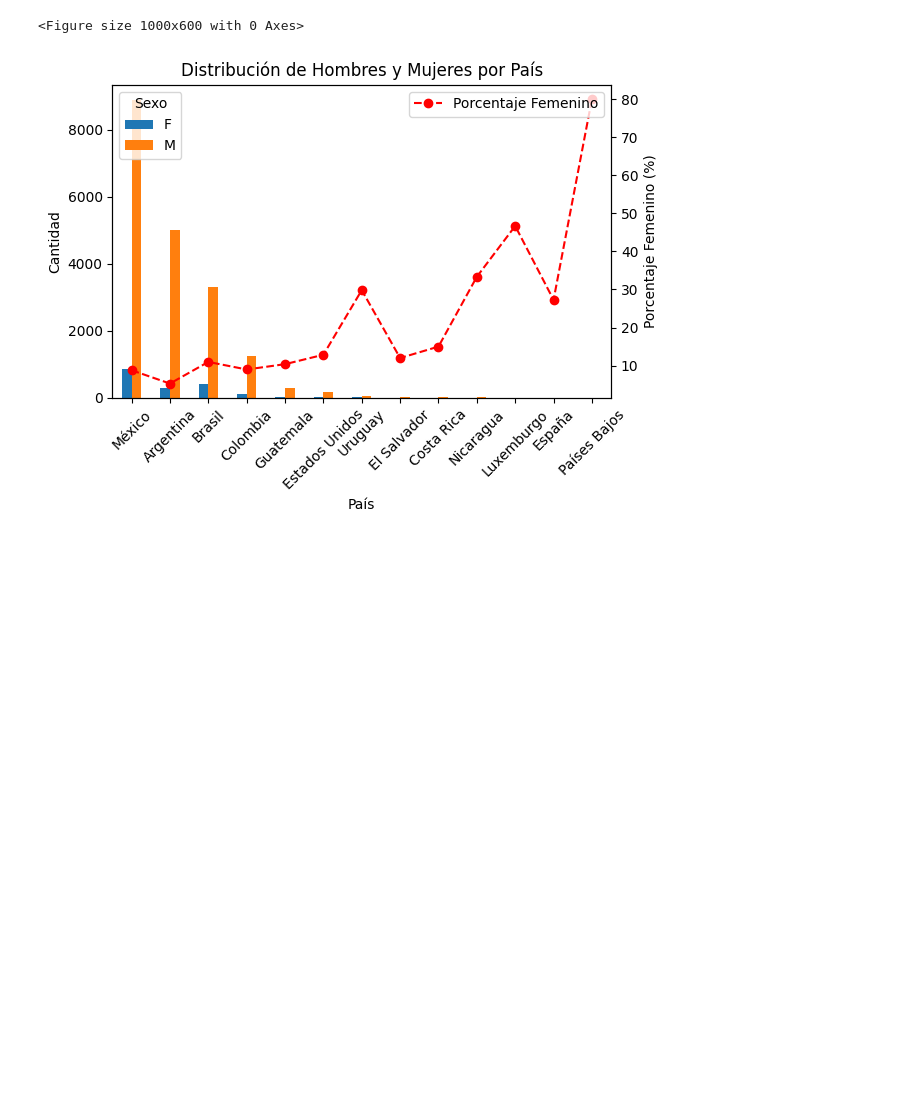
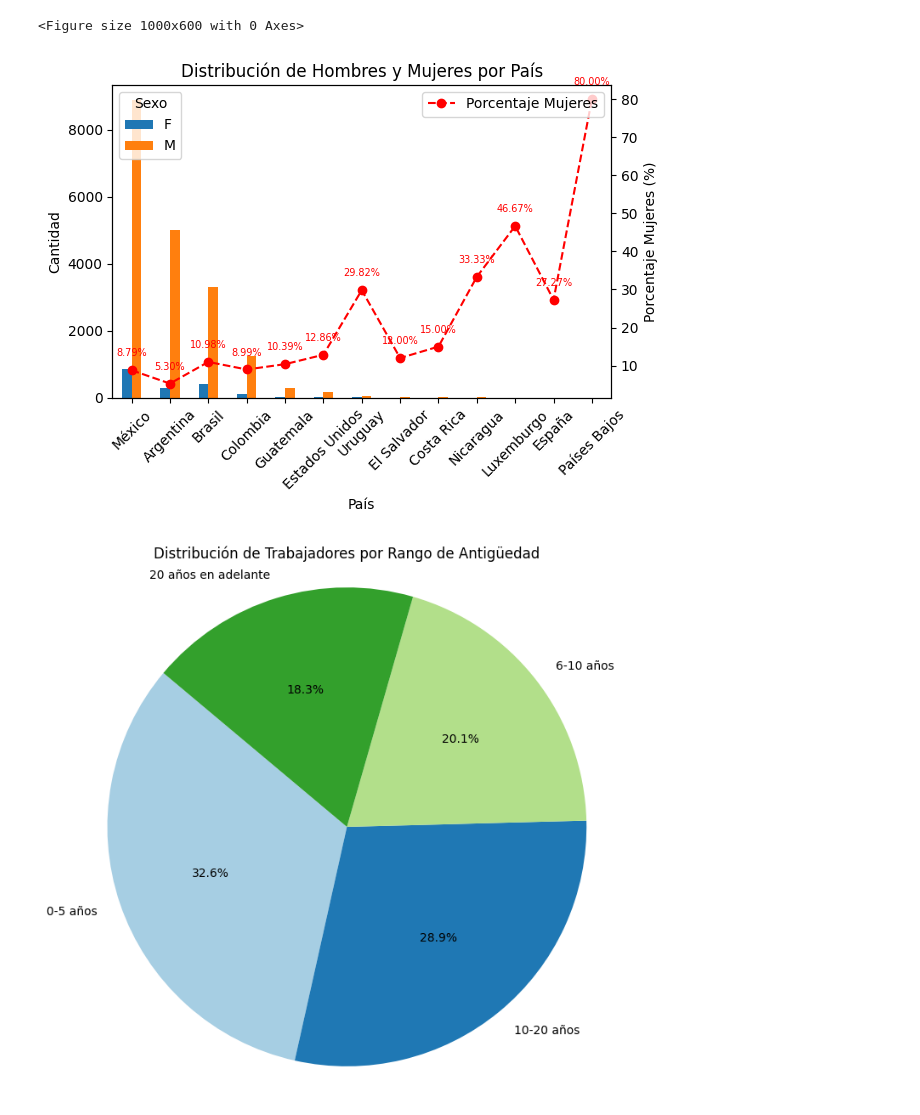
Before and after one commit to jvillanuevas/python_fundamentals, a Jupyter notebook: Codigo proyecto.ipynb, the cells around one changed output. Saved outputs shown, nothing was run; the diff lists cells and outputs as text; code cells hidden in the pictures; blank space fills up the shorter version.

```diff
--- a/Codigo proyecto.ipynb
+++ b/Codigo proyecto.ipynb
@@ -13,6 +13,7 @@ df = pd.read_excel(ruta_del_archivo)
 #Se Define la columna a trabajar y se escribe la funcion describe para obtener datos estadisticos de la edad de los trabajadores activos
 column_name = 'EDAD'
 column_stats = df[column_name].describe()
+print("A continuación se mencionan los datos estadisticos de las edades en Ternium:")
 print(column_stats)
 
 #Se instala libreria matplotlib
@@ -42,7 +43,7 @@ plt.show()
 grupo_pais_sexo = df.groupby(['RESUMEN UBICACIÓN GEOGRÁFICA', 'SEXO']).size().unstack()
 
 # Calcular el porcentaje de trabajadores de sexo femenino sobre el total
-grupo_pais_sexo['Porcentaje Femenino'] = grupo_pais_sexo['F'] / (grupo_pais_sexo['F'] + grupo_pais_sexo['M']) * 100
+grupo_pais_sexo['Porcentaje Mujeres'] = grupo_pais_sexo['F'] / (grupo_pais_sexo['F'] + grupo_pais_sexo['M']) * 100
 
 
 # Ordenar el DataFrame por la cantidad total de trabajadores
@@ -53,16 +54,79 @@ grupo_pais_sexo = grupo_pais_sexo.sort_values(by='Total Trabajadores', ascending
 plt.figure(figsize=(10, 6))
 ax1 = grupo_pais_sexo[['F', 'M']].plot(kind='bar')
 ax2 = ax1.twinx()
-ax2.plot(grupo_pais_sexo.index, grupo_pais_sexo['Porcentaje Femenino'], color='r', marker='o', linestyle='--', label='Porcentaje Femenino')
+ax2.plot(grupo_pais_sexo.index, grupo_pais_sexo['Porcentaje Mujeres'], color='r', marker='o', linestyle='--', label='Porcentaje Mujeres')
 ax1.set_xlabel('País')
 ax1.set_ylabel('Cantidad')
-ax2.set_ylabel('Porcentaje Femenino (%)')
+ax2.set_ylabel('Porcentaje Mujeres (%)')
 plt.title('Distribución de Hombres y Mujeres por País')
 ax1.legend(title='Sexo', loc='upper left')
 ax2.legend(loc='upper right')
 ax1.set_xticklabels(ax1.get_xticklabels(), rotation=45)
 plt.tight_layout()
 
+# Agregar etiquetas a cada punto de la línea gráfica
+for i, txt in enumerate(grupo_pais_sexo['Porcentaje Mujeres']):
+    ax2.annotate(f'{txt:.2f}%', (grupo_pais_sexo.index[i], txt), textcoords="offset points", xytext=(0,10), ha='center', fontsize=7, color='r')
+
+plt.tight_layout()
+
 # Mostrar el gráfico
 plt.show()
+
+
+# Definir los rangos de antigüedad
+def definir_rango_antiguedad(antiguedad):
+    if antiguedad >= 0 and antiguedad <= 5:
+        return '0-5 años'
+    elif antiguedad <= 10:
+        return '6-10 años'
+    elif antiguedad <= 20:
+        return '10-20 años'
+    else:
+        return '20 años en adelante'
+
+# Aplicar la función para crear la columna de rango de antigüedad
+df['Rango Antigüedad'] = df['ANTIGÜEDAD'].apply(definir_rango_antiguedad)
+
+# Contar la cantidad de trabajadores en cada rango de antigüedad
+conteo_rangos = df['Rango Antigüedad'].value_counts()
+
+# Crear el gráfico de pastel
+plt.figure(figsize=(8, 8))
+plt.pie(conteo_rangos, labels=conteo_rangos.index, autopct='%1.1f%%', startangle=140, colors=plt.cm.Paired.colors)
+plt.title('Distribución de Trabajadores por Rango de Antigüedad')
+plt.axis('equal')  # Equal aspect ratio ensures that pie is drawn as a circle.
+plt.show()
+
+
+# Redactar insights de los gráficos anteriores
+
+# Calcular el rango de antigüedad con mayor cantidad de trabajadores
+rango_antiguedad_mayor_cantidad = df['Rango Antigüedad'].value_counts().idxmax()
+
+# Calcular la edad promedio
+edad_promedio_total = df['EDAD'].mean()
+
+# Insights
+insight_edad_promedio_paises_arriba = "Los países que se encuentran por encima de la edad promedio del total son:"
+paises_arriba = df[df['EDAD'] > edad_promedio_total]['RESUMEN UBICACIÓN GEOGRÁFICA'].unique()
+insight_edad_promedio_paises_arriba += ', '.join(paises_arriba)
+
+insight_menor_porcentaje_mujeres = "Los 3 países con menor porcentaje de mujeres son:"
+paises_menor_porcentaje_mujeres = grupo_pais_sexo.nsmallest(3, 'Porcentaje Mujeres')['Porcentaje Mujeres'].index.tolist()
+insight_menor_porcentaje_mujeres += ', '.join(paises_menor_porcentaje_mujeres)
+
+insight_mayor_porcentaje_mujeres = "Los 3 países con mayor porcentaje de mujeres son:"
+paises_mayor_porcentaje_mujeres = grupo_pais_sexo.nlargest(3, 'Porcentaje Mujeres')['Porcentaje Mujeres'].index.tolist()
+insight_mayor_porcentaje_mujeres += ', '.join(paises_mayor_porcentaje_mujeres)
+
+insight_rango_antiguedad_mayor_cantidad = f"El rango de antigüedad con mayor cantidad de trabajadores es '{rango_antiguedad_mayor_cantidad}'."
+
+# Imprimir insights
+print("Insights encontrados:")
+print("-" * 40)
+print(insight_edad_promedio_paises_arriba)
+print(insight_menor_porcentaje_mujeres)
+print(insight_mayor_porcentaje_mujeres)
+print(insight_rango_antiguedad_mayor_cantidad)
 # %% [output]
@@ -85,7 +146,8 @@ Requirement already satisfied: packaging>=20.0 in /usr/local/lib/python3.10/dist
 Requirement already satisfied: pillow>=6.2.0 in /usr/local/lib/python3.10/dist-packages (from matplotlib) (9.4.0)
 Requirement already satisfied: pyparsing>=2.3.1 in /usr/local/lib/python3.10/dist-packages (from matplotlib) (3.1.1)
 Requirement already satisfied: python-dateutil>=2.7 in /usr/local/lib/python3.10/dist-packages (from matplotlib) (2.8.2)
 Requirement already satisfied: six>=1.5 in /usr/local/lib/python3.10/dist-packages (from python-dateutil>=2.7->matplotlib) (1.16.0)
 [figure]
 <Figure size 1000x600 with 0 Axes>
-[figure, old version]
+[figure, new version]
+[figure, added]
```
Also changed, not shown: parts of 1 cell of this notebook.
